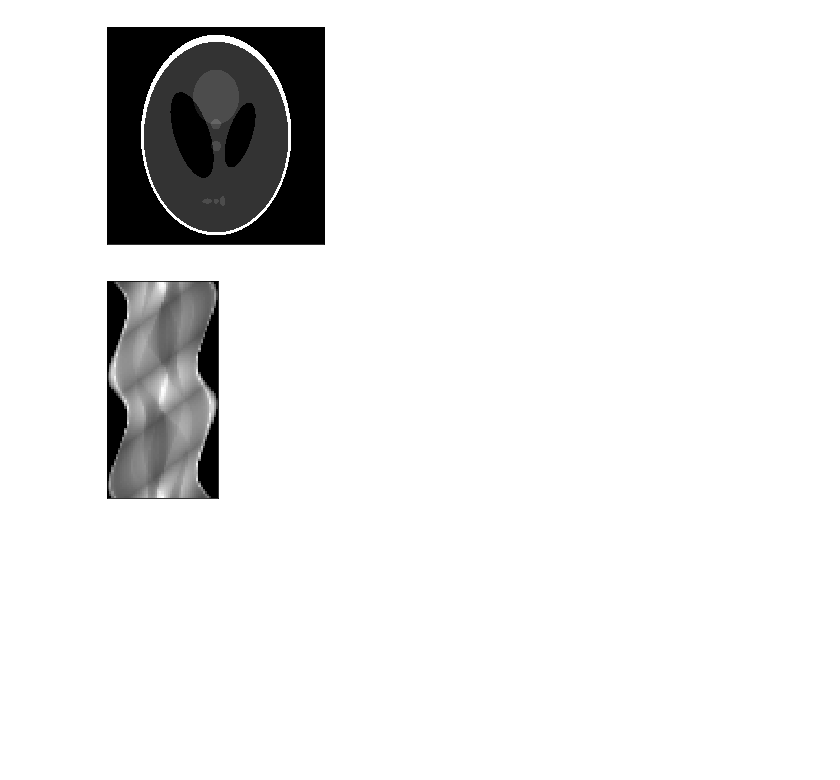
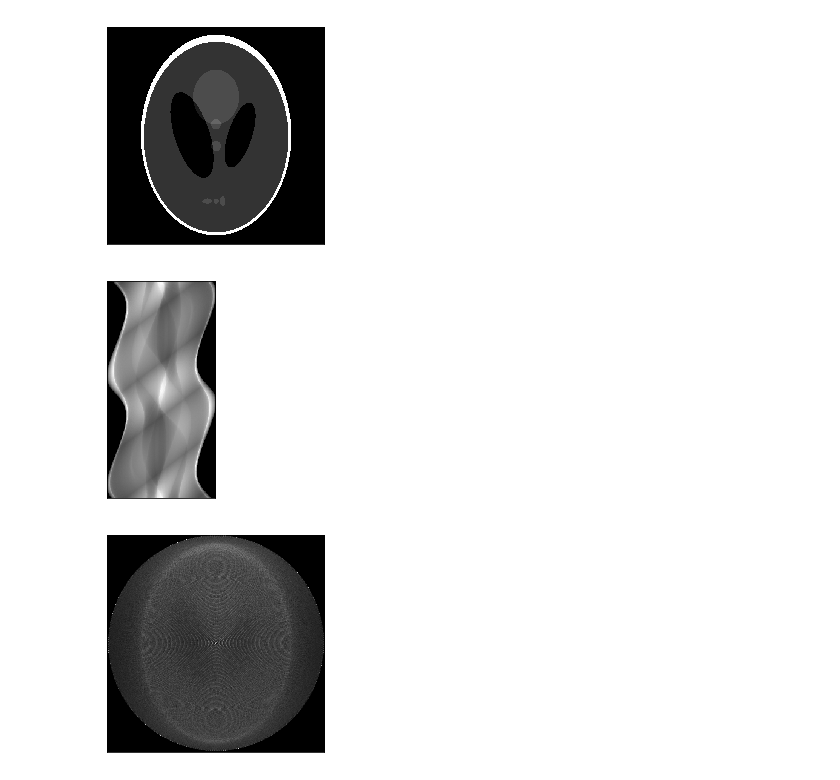
Before and after one commit to implikacja/Tomograf-IwM, a Jupyter notebook: tomograf.ipynb, the cells around one changed output. Saved outputs shown, nothing was run; the diff lists cells and outputs as text; code cells hidden in the pictures; blank space fills up the shorter version.

Commit message:
Reverse Radon transform improved.

```diff
--- a/tomograf.ipynb
+++ b/tomograf.ipynb
@@ -15,12 +15,10 @@ def plot(img):
     plt.show()
 
 def colorMean(color):
-    return (0.11 * color[0] + 0.5 * color[1] + 0.3 * color[2])
+    return (0.11 * color[0] + 0.59 * color[1] + 0.3 * color[2])
 
 def brightColor(color, brightness):
-    color[0] += brightness
-    color[1] += brightness
-    color[2] += brightness
+    color += brightness
     return color
 
 def BresenhamLine(img, x1, y1, x2, y2):
@@ -90,8 +88,8 @@ def normalize(sinog):
             sinog[i][j] = sinog[i][j] / maks * 255
     return sinog
 
-def sinogram(img, steps=12, l=45, detectors=5):
-    alfa = 360 / steps
+def sinogram(img, steps=12, l=45, detectors=5, alfa=180):
+    alfa = alfa / steps
     alfaRadians = m.radians(alfa)
     center = (int)(img.shape[0] / 2)
     radius = center - 5
@@ -186,43 +184,55 @@ def BresenhamLineInverse(img, x1, y1, x2, y2, brightness):
     return img
 
 
-def inverseRadonTransform(img, sinog, steps, l, detectors):
-    alfa = 360 / steps
+def inverseRadonTransform(img, sinog, steps, l, detectors, alfa):
+    alfa = alfa / steps
     alfaRadians = m.radians(alfa)
     center = (int)(img.shape[0] / 2)
     radius = center - 5
     centerTuple = (center, center)
 
-    for i, row in enumerate(img):
-        for j, el in enumerate(row):
-            el = 0
-            img[i][j] = [el, el, el]
+    height, width, channels = img.shape
+    img2 = []
+    for i in range(height):
+        img2.append([])
+        for j in range(width):
+            img2[i].append(np.uint16(0))
 
     tmpRadians = 0
 
     for i in range(steps):
         x = center + int(radius * np.cos(tmpRadians))
         y = center + int(radius * np.sin(tmpRadians))
         tmpDetectorRadians = m.radians(180 - l/2) + tmpRadians
         detectorStep = m.radians(l / (detectors - 1))
         for j in range(detectors):
             xDet = center + int(radius * np.cos(tmpDetectorRadians))
             yDet = center + int(radius * np.sin(tmpDetectorRadians))
             tmpDetectorRadians += detectorStep
             brightness = colorMean(sinog[i][j])
-            img = BresenhamLineInverse(img, x, y, xDet, yDet, brightness)
+            img2 = BresenhamLineInverse(img2, x, y, xDet, yDet, brightness)
 
         tmpRadians += alfaRadians
 
-    return img
+    img2 = normalize(img2)
+    for i, row in enumerate(img2):
+        for j, el in enumerate(row):
+            el = (round(el)).astype(np.uint8)
+            img2[i][j] = [el, el, el]
 
-steps = 100
+    img2 = np.asarray(img2)
+    return img2
+
+alfa = 360
+steps = 360
 l = 270
-detectors = 51
+detectors = 180
 img = load("Shepp_logan.bmp")
 plot(img)
-sinog = sinogram(img,steps,l,detectors)
-# newImg = inverseRadonTransform(img, sinog, steps, l, detectors)
+sinog = sinogram(img, steps, l, detectors, alfa)
+newImg = inverseRadonTransform(img, sinog, steps, l, detectors, alfa)
+plot(newImg)
 # %% [output]
 [figure]
 [figure]
+[figure, added]
```
